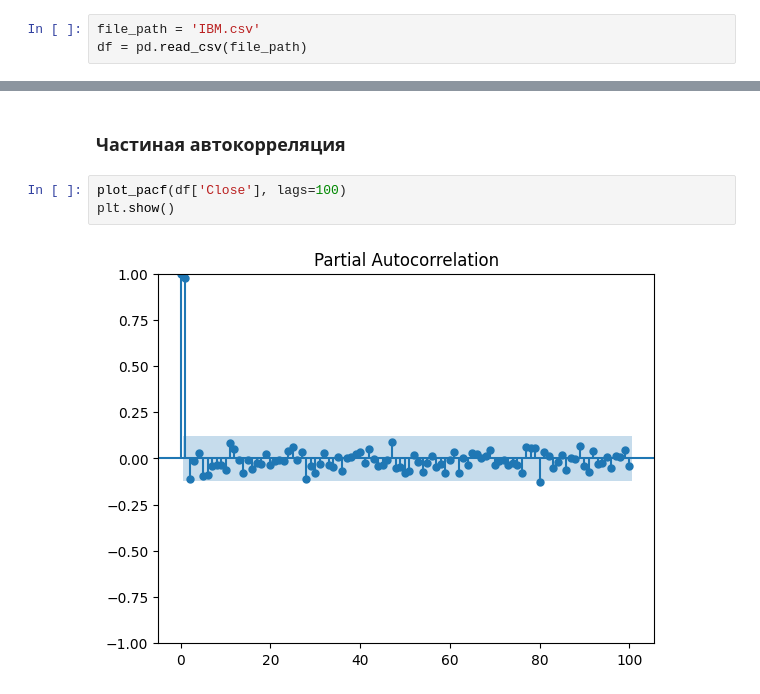
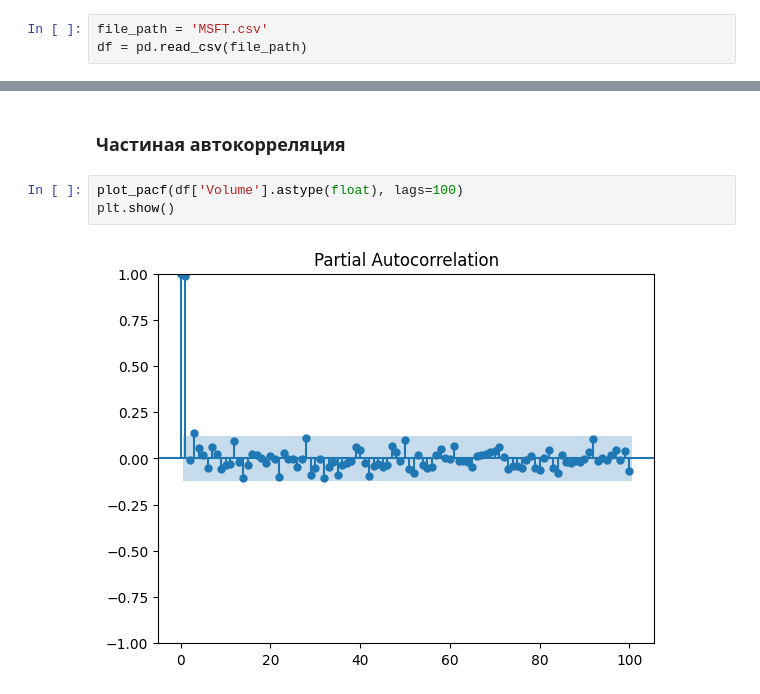
Before and after one commit to Safreliy/time_series_analysis, a Jupyter notebook: lab3/lab3.ipynb, the cells around one changed output, grey strips where cells are left out. Saved outputs shown, nothing was run; the diff lists cells and outputs as text.

```diff
--- a/lab3/lab3.ipynb
+++ b/lab3/lab3.ipynb
@@ -14,7 +14,7 @@ from statsmodels.graphics.tsaplots import plot_pacf
 # %% [markdown]
 Создаём Pandas DataFrame из файла IBM.csv
 # %%
-file_path = 'IBM.csv'
+file_path = 'MSFT.csv'
 df = pd.read_csv(file_path)
 # %% [markdown]
 Отрисуем график стоимости акций
@@ -158,7 +161,7 @@ interactive(children=(FloatSlider(value=0.0, description='lamb', max=2.0), Outpu
 # %% [markdown]
 ### Частиная автокорреляция
 # %%
-plot_pacf(df['Close'], lags=100)
+plot_pacf(df['Volume'].astype(float), lags=100)
 plt.show()
 # %% [output]
-[figure, old version]
+[figure, new version]
```
Also changed, not shown: parts of 5 cells of this notebook, 3 other files.
